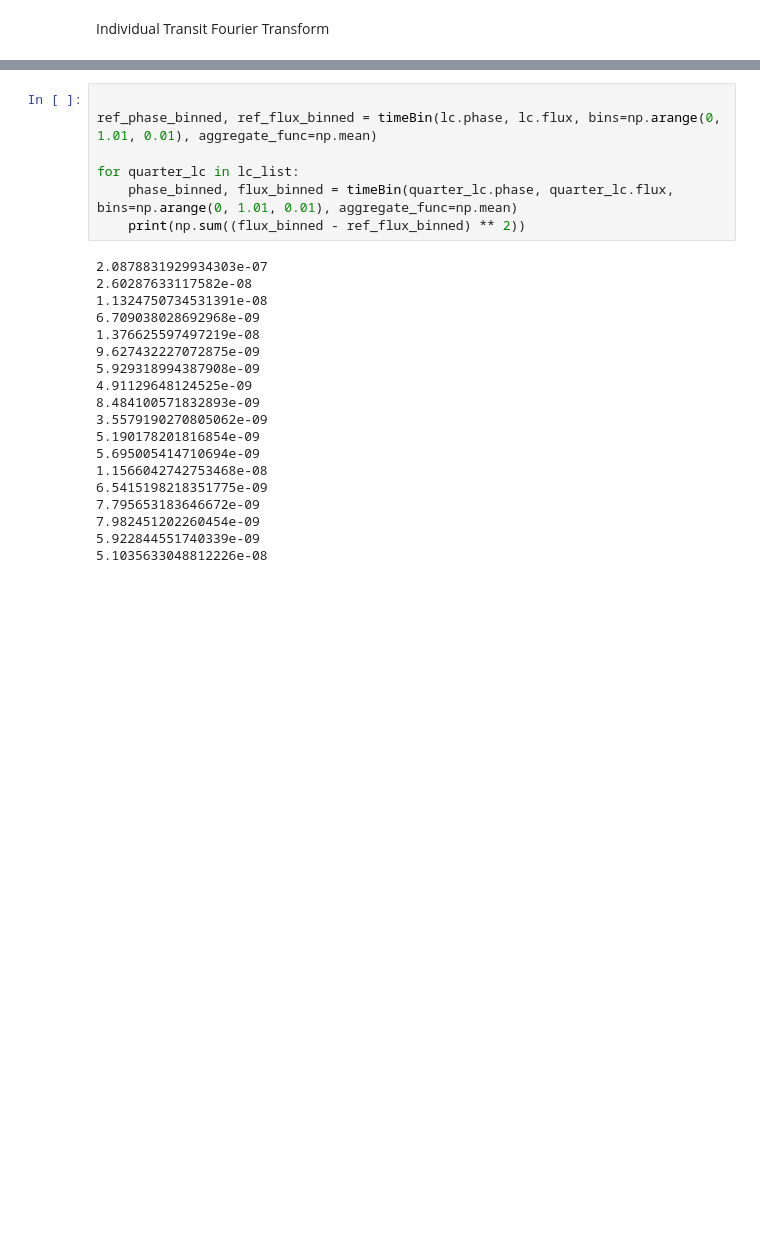
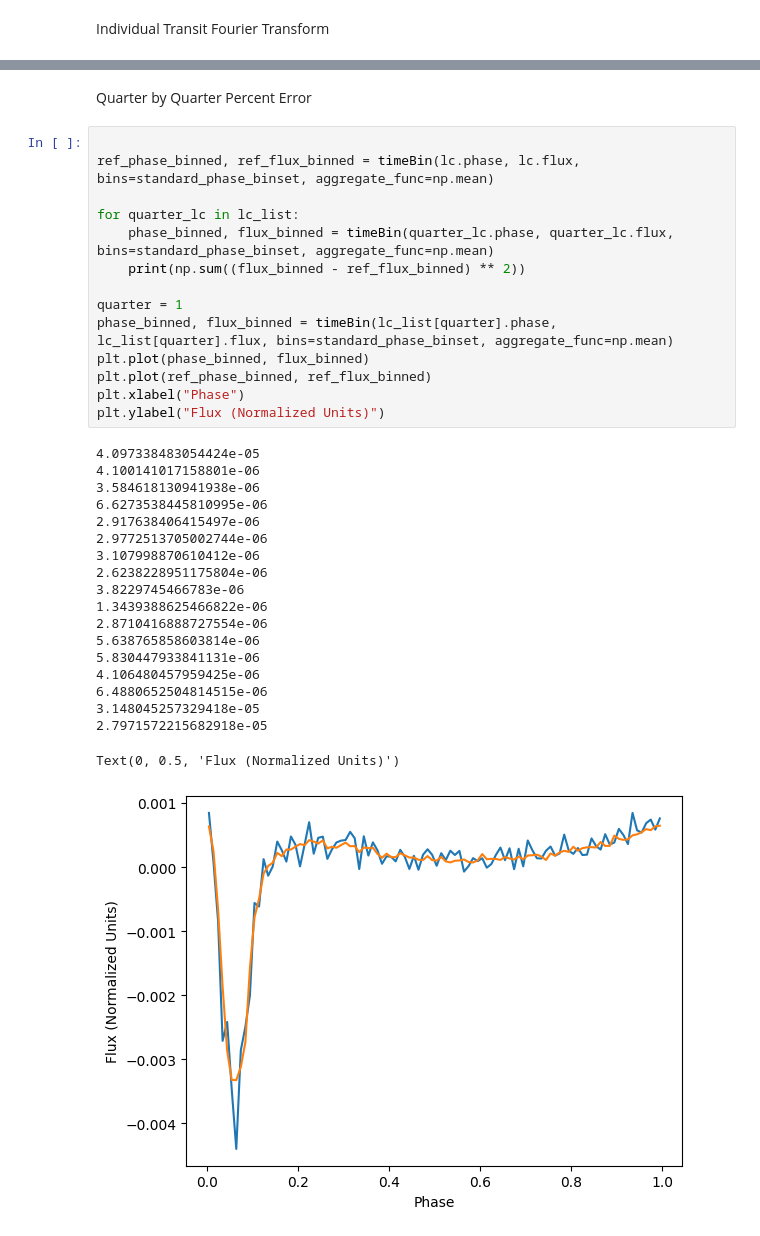
Before and after one commit to nsodickson/USP-Exoplanet-Analysis, a Jupyter notebook: Pipeline.ipynb, the cells around one changed output, grey strips where cells are left out. Cells and saved outputs as stored; diff of their text form; blank space fills up the shorter version.

```diff
--- a/Pipeline.ipynb
+++ b/Pipeline.ipynb
@@ -981,26 +1015,36 @@ produceFrequencyBinPlots(lc_list=lc_list_cut[1:102], reference_lc=lc, period=per
+# %% [markdown]
+Quarter by Quarter Percent Error
 # %%
 
-ref_phase_binned, ref_flux_binned = timeBin(lc.phase, lc.flux, bins=np.arange(0, 1.01, 0.01), aggregate_func=np.mean)
+ref_phase_binned, ref_flux_binned = timeBin(lc.phase, lc.flux, bins=standard_phase_binset, aggregate_func=np.mean)
 
 for quarter_lc in lc_list:
-    phase_binned, flux_binned = timeBin(quarter_lc.phase, quarter_lc.flux, bins=np.arange(0, 1.01, 0.01), aggregate_func=np.mean)
+    phase_binned, flux_binned = timeBin(quarter_lc.phase, quarter_lc.flux, bins=standard_phase_binset, aggregate_func=np.mean)
     print(np.sum((flux_binned - ref_flux_binned) ** 2))
+
+quarter = 1
+phase_binned, flux_binned = timeBin(lc_list[quarter].phase, lc_list[quarter].flux, bins=standard_phase_binset, aggregate_func=np.mean)
+plt.plot(phase_binned, flux_binned)
+plt.plot(ref_phase_binned, ref_flux_binned)
+plt.xlabel("Phase")
+plt.ylabel("Flux (Normalized Units)")
 # %% [output]
-2.0878831929934303e-07
-2.60287633117582e-08
-1.1324750734531391e-08
-6.709038028692968e-09
-1.376625597497219e-08
-9.627432227072875e-09
-5.929318994387908e-09
-4.91129648124525e-09
-8.484100571832893e-09
-3.5579190270805062e-09
-5.190178201816854e-09
-5.695005414710694e-09
-1.1566042742753468e-08
-6.5415198218351775e-09
-7.795653183646672e-09
-7.982451202260454e-09
-5.922844551740339e-09
-5.1035633048812226e-08
+4.097338483054424e-05
+4.100141017158801e-06
+3.584618130941938e-06
+6.6273538445810995e-06
+2.917638406415497e-06
+2.9772513705002744e-06
+3.107998870610412e-06
+2.6238228951175804e-06
+3.8229745466783e-06
+1.3439388625466822e-06
+2.8710416888727554e-06
+5.638765858603814e-06
+5.830447933841131e-06
+4.106480457959425e-06
+6.4880652504814515e-06
+3.148045257329418e-05
+2.7971572215682918e-05
+Text(0, 0.5, 'Flux (Normalized Units)')
+[figure, added]
```
Also changed, not shown: parts of 12 cells of this notebook, 1 other file.
